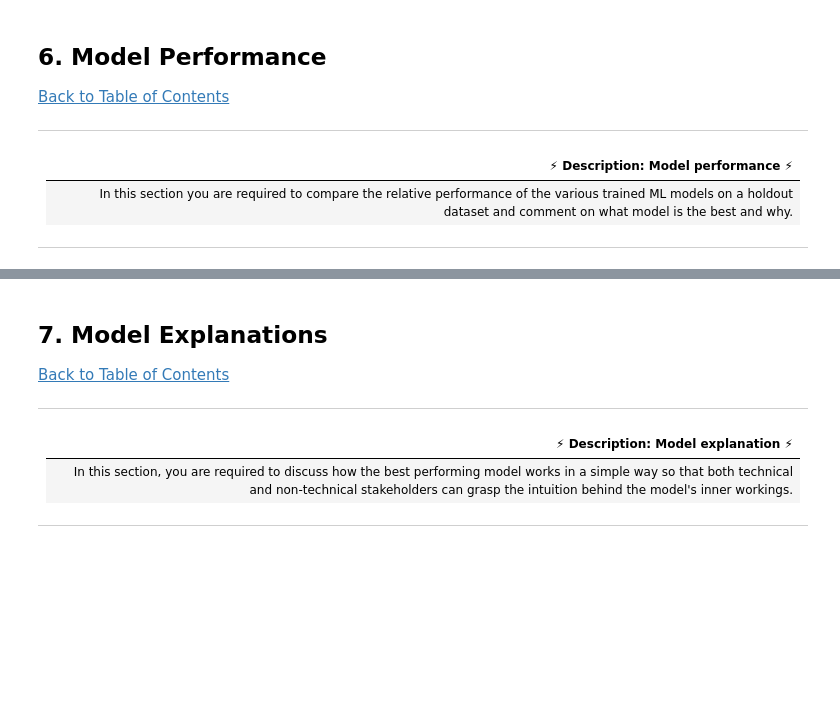
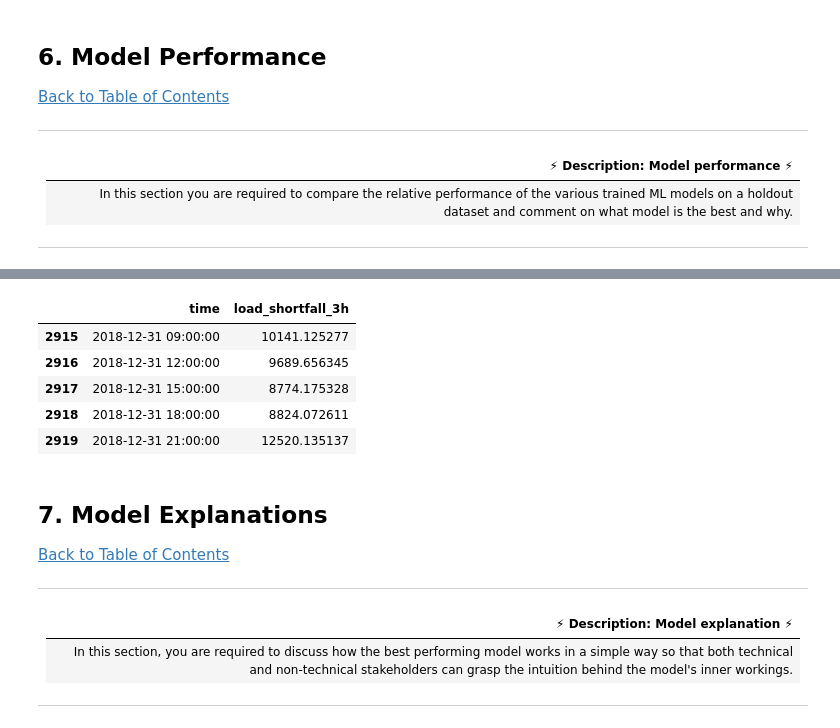
Before and after one commit to Ifeoluwa13/TEAM_RR15, a Jupyter notebook: Team RR15 workbook.ipynb, the cells around one changed output, grey strips where cells are left out. Cells and saved outputs as stored; diff of their text form; code cells hidden in the pictures; blank space fills up the shorter version.

```diff
--- a/Team RR15 workbook.ipynb
+++ b/Team RR15 workbook.ipynb
@@ -566,3 +566,13 @@ submission.to_csv("Team RR15.csv", index=False)
+# %%
+dfs= pd.read_csv('Team RR151.csv')
+dfs.tail()
+# %% [output]
+|  | time | load_shortfall_3h |
+| 2915 | 2018-12-31 09:00:00 | 10141.125277 |
+| 2916 | 2018-12-31 12:00:00 | 9689.656345 |
+| 2917 | 2018-12-31 15:00:00 | 8774.175328 |
+| 2918 | 2018-12-31 18:00:00 | 8824.072611 |
+| 2919 | 2018-12-31 21:00:00 | 12520.135137 |
 # %% [markdown]
 <a id="seven"></a>
 ## 7. Model Explanations
```
Also changed, not shown: parts of 12 cells of this notebook.
